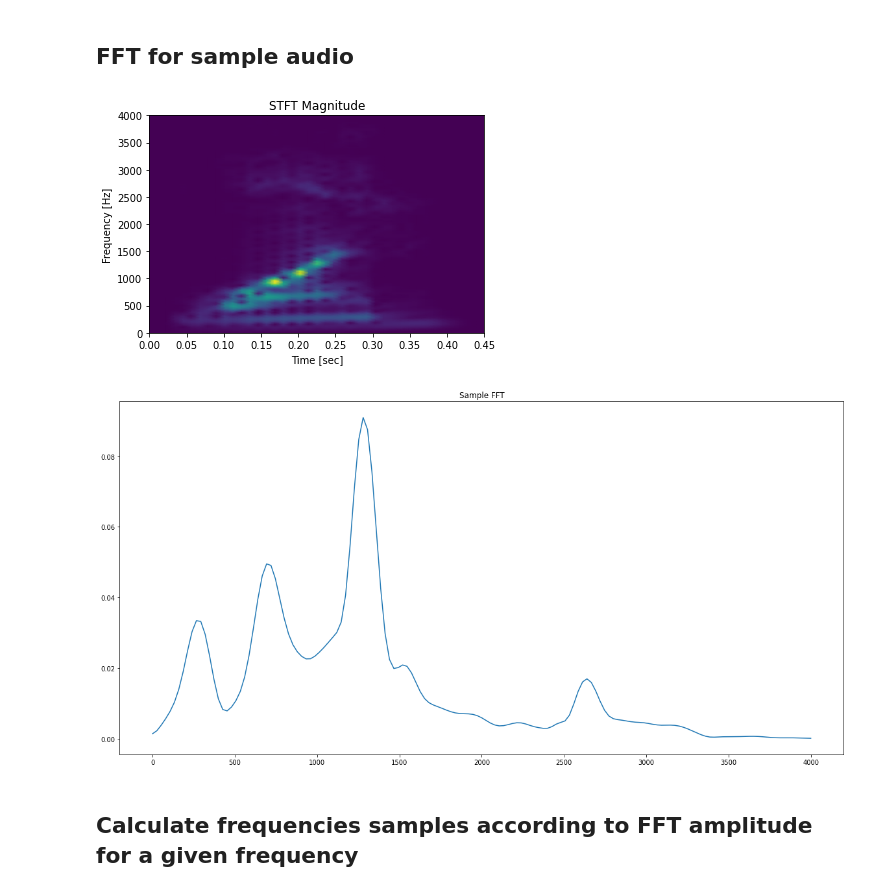
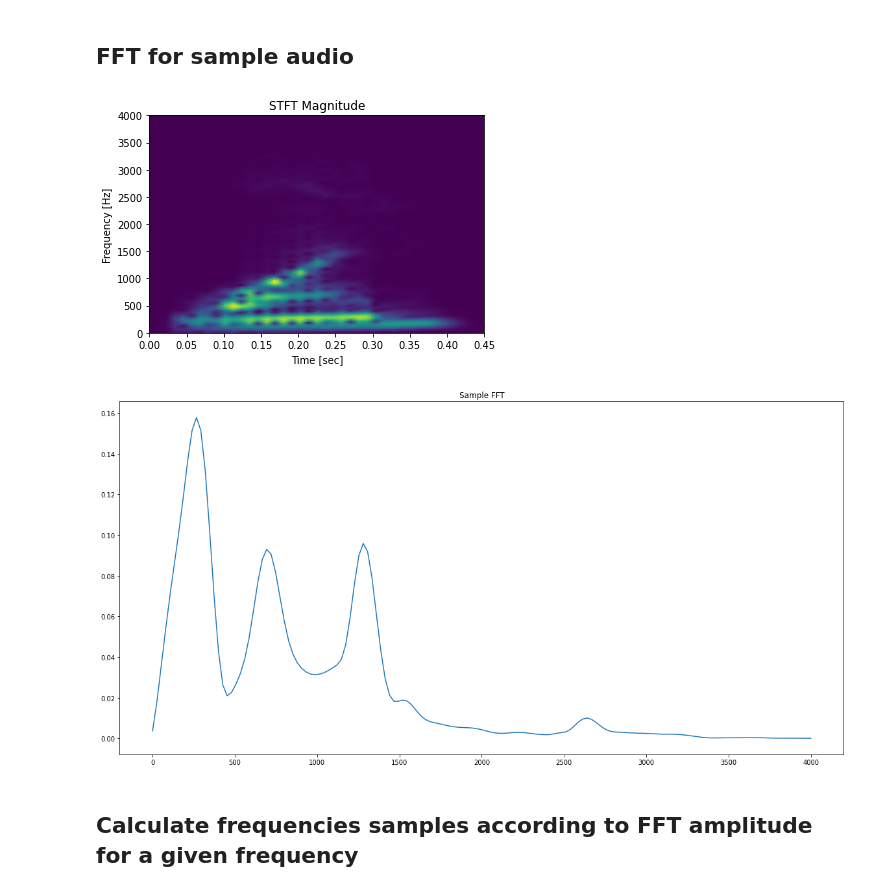
Before and after one commit to greg9702/GMM-ASR, a Jupyter notebook: project.ipynb, the cells around one changed output. Drawn from its saved outputs; the diff is of its cells as text; code cells hidden in the pictures.

```diff
--- a/project.ipynb
+++ b/project.ipynb
@@ -33,27 +33,27 @@ def normalize_audio(audio):
 # %%
 file_path = "Data/isolated_digits_ti_train_endpt/MAN/AE/1A_endpt.wav"
 sampling_freq, audio = wavfile.read(file_path)
 audio = normalize_audio(audio)
-pre_emphasis=0.97
-audio = np.append(audio[0], audio[1:] - pre_emphasis * audio[:-1])
+# pre_emphasis=0.97
+# audio = np.append(audio[0], audio[1:] - pre_emphasis * audio[:-1])
 
 freq, t, Zxx = signal.stft(audio, sampling_freq, nperseg=100, noverlap=10, nfft=NUM_FFT)
 plt.pcolormesh(t, freq, np.abs(Zxx), vmin=0, vmax=np.max(np.abs(Zxx)), shading='gouraud')
 plt.title('STFT Magnitude')
 plt.ylabel('Frequency [Hz]')
 plt.xlabel('Time [sec]')
 plt.show()
 
 # ampl_fft - sample FFT from an arbitrarily chosen window (window No. 20)
 ampl_fft = abs(Zxx[:, 20])
 
 plt.figure(figsize=(20,10))
 plt.plot(freq, ampl_fft)
 plt.title('Sample FFT')
 plt.show()
 # %% [output]
-[figure, old version]
+[figure, new version]
-[figure, old version]
+[figure, new version]
 # %% [markdown]
 ## Calculate frequencies samples according to FFT amplitude for a given frequency
 # %%
```
Also changed, not shown: parts of 7 cells of this notebook.
